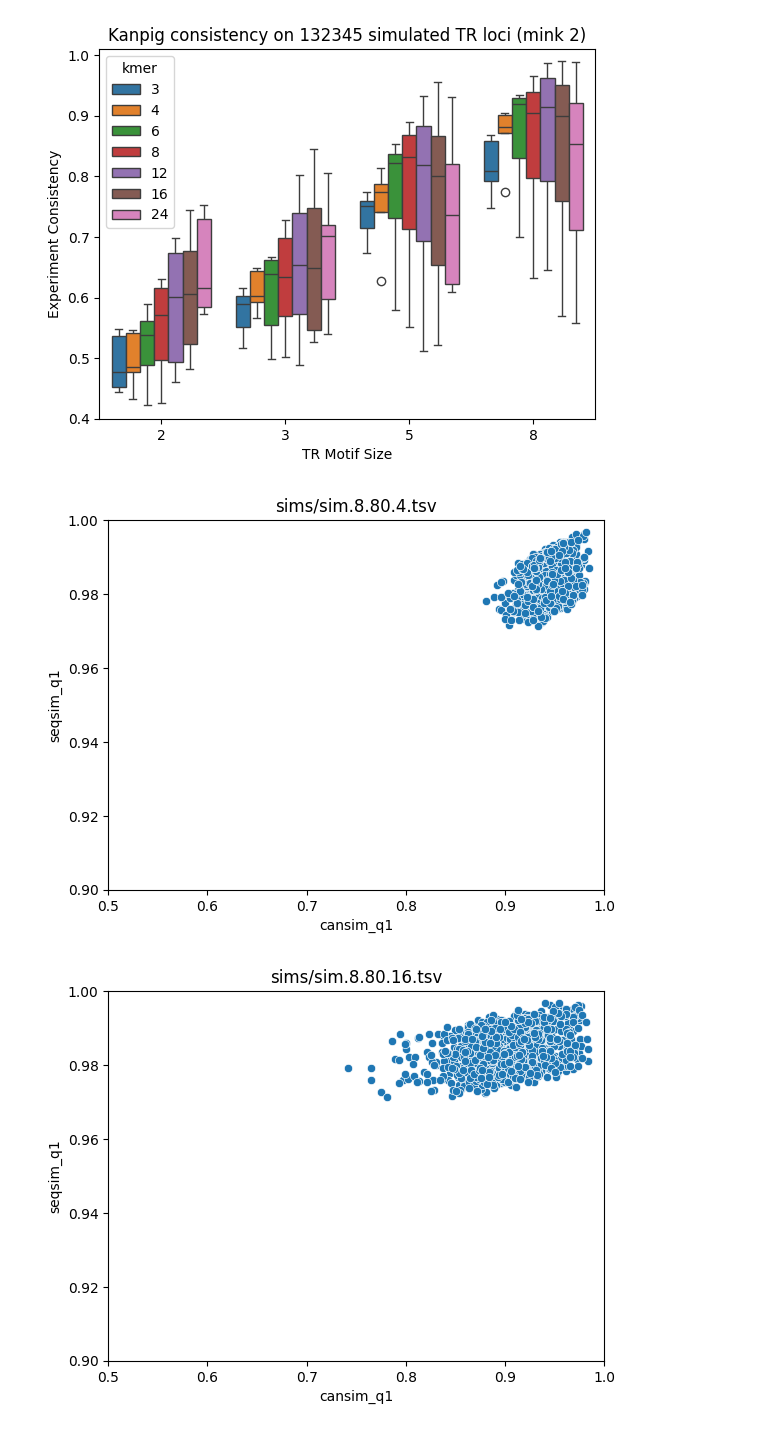
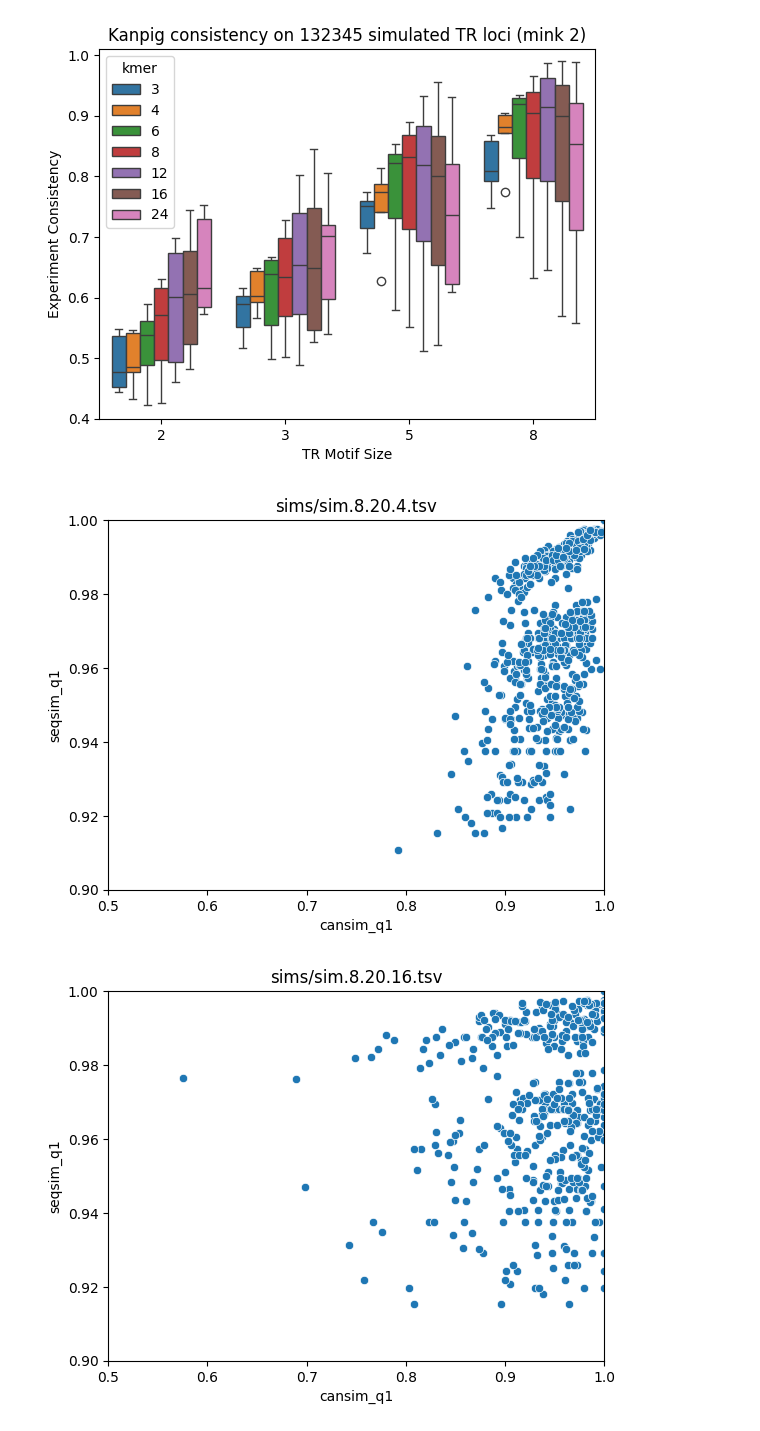
Before and after one commit to ACEnglish/kanpig, a Jupyter notebook: repo_utils/trsim_kmer/Experiment.ipynb, the cells around one changed output. Drawn from its saved outputs; the diff is of its cells as text; code cells hidden in the pictures.

```diff
--- a/repo_utils/trsim_kmer/Experiment.ipynb
+++ b/repo_utils/trsim_kmer/Experiment.ipynb
@@ -143,11 +143,11 @@ _ = p.set(title=f"Kanpig consistency on {data['tests'].sum()} simulated TR loci
 # %%
 import glob
 
-for i in ["sims/sim.8.80.4.tsv", "sims/sim.8.80.16.tsv"]:
+for i in ["sims/sim.8.20.4.tsv", "sims/sim.8.20.16.tsv"]:
     t = pd.read_csv(i, sep='\t')
     p = sb.scatterplot(data=t, x='cansim_q1', y='seqsim_q1')
     p.set(title=i, xlim=(0.5, 1), ylim=(0.9,1))
     plt.show()
 # %% [output]
-[figure, old version]
+[figure, new version]
-[figure, old version]
+[figure, new version]
```
Also changed, not shown: 3 other files.
